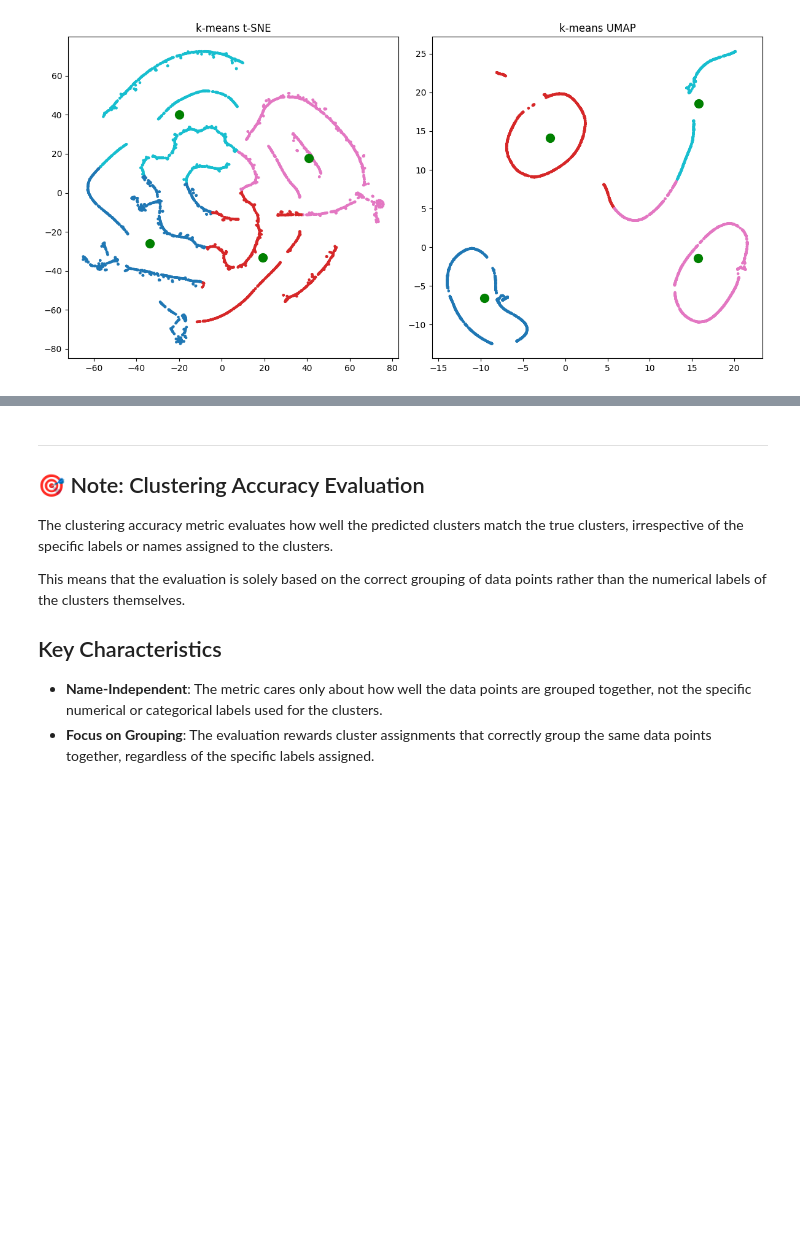
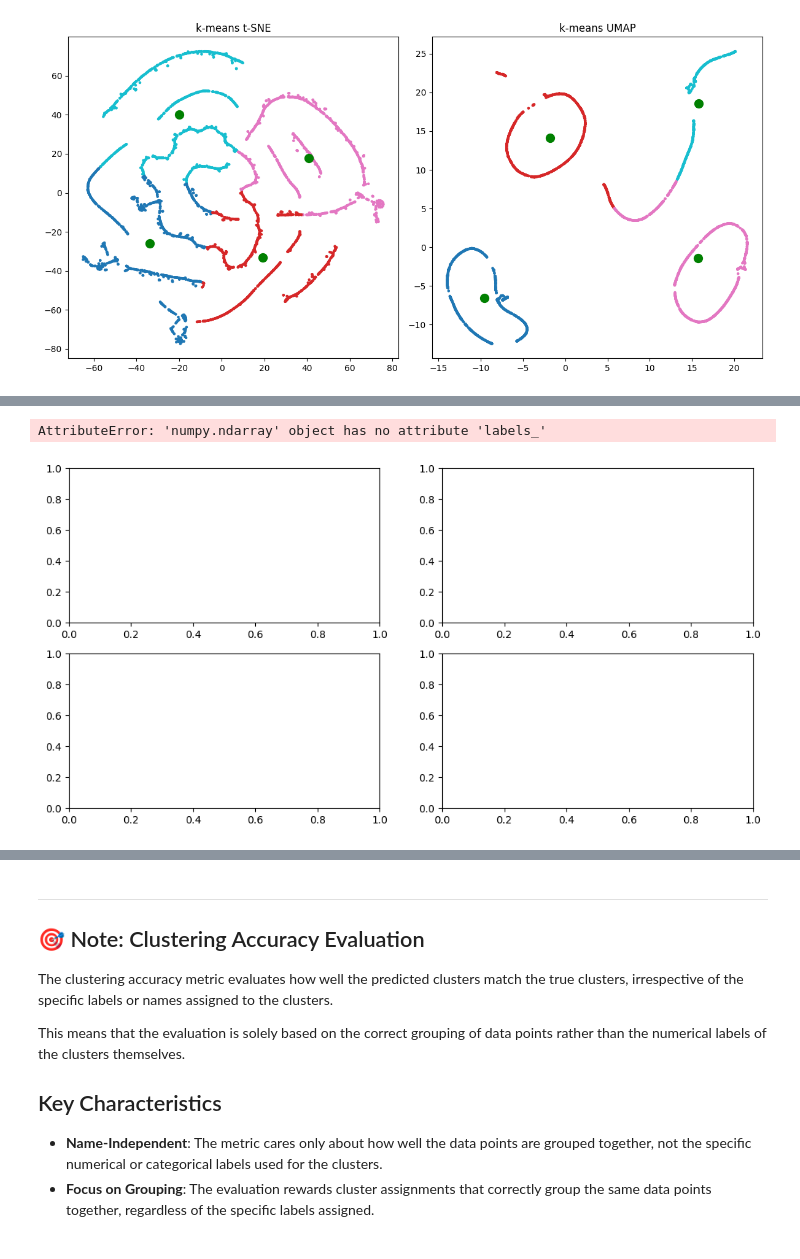
Before and after one commit to fjhanevo/TDT4172, a Jupyter notebook: Assignment2/Chapter_2.ipynb, the cells around one changed output, grey strips where cells are left out. Saved outputs shown, nothing was run; the diff lists cells and outputs as text; code cells hidden in the pictures; blank space fills up the shorter version.

Commit message:
started DBSCAN implementation, needs more work to find eps param

```diff
--- a/Assignment2/Chapter_2.ipynb
+++ b/Assignment2/Chapter_2.ipynb
@@ -652,0 +667,19 @@ print(sil_umap)
+# %%
+# from the plot above we see the "elbow" begins around y=12..15
+possible_eps_vals = [5,6,7,8]
+fig, ax = plt.subplots(2,2, figsize=(12,6))
+ax = ax.flatten()
+for index, eps in enumerate(possible_eps_vals):
+    db = DBSCAN(eps=eps).fit_predict(data_umap)
+    labels = db.labels_
+    n_clusters = len(set(labels)) - (1 if - 1 in labels else 0)
+    n_noise = list(labels).count(-1)
+    ax[index].scatter(data_umap[:, 0], data_umap[:,1], c=labels, cmap='tab10', s=5)
+    ax[index].set_title(f"eps: {eps}")
+    ax[index].axis('off')
+    print(f"eps={eps:.1f}: clusters={n_clusters}, noise points={n_noise}")
+plt.tight_layout()
+plt.show()
+# %% [output]
+AttributeError: 'numpy.ndarray' object has no attribute 'labels_'
+[figure, added]
```
Also changed, not shown: parts of 8 cells of this notebook.
